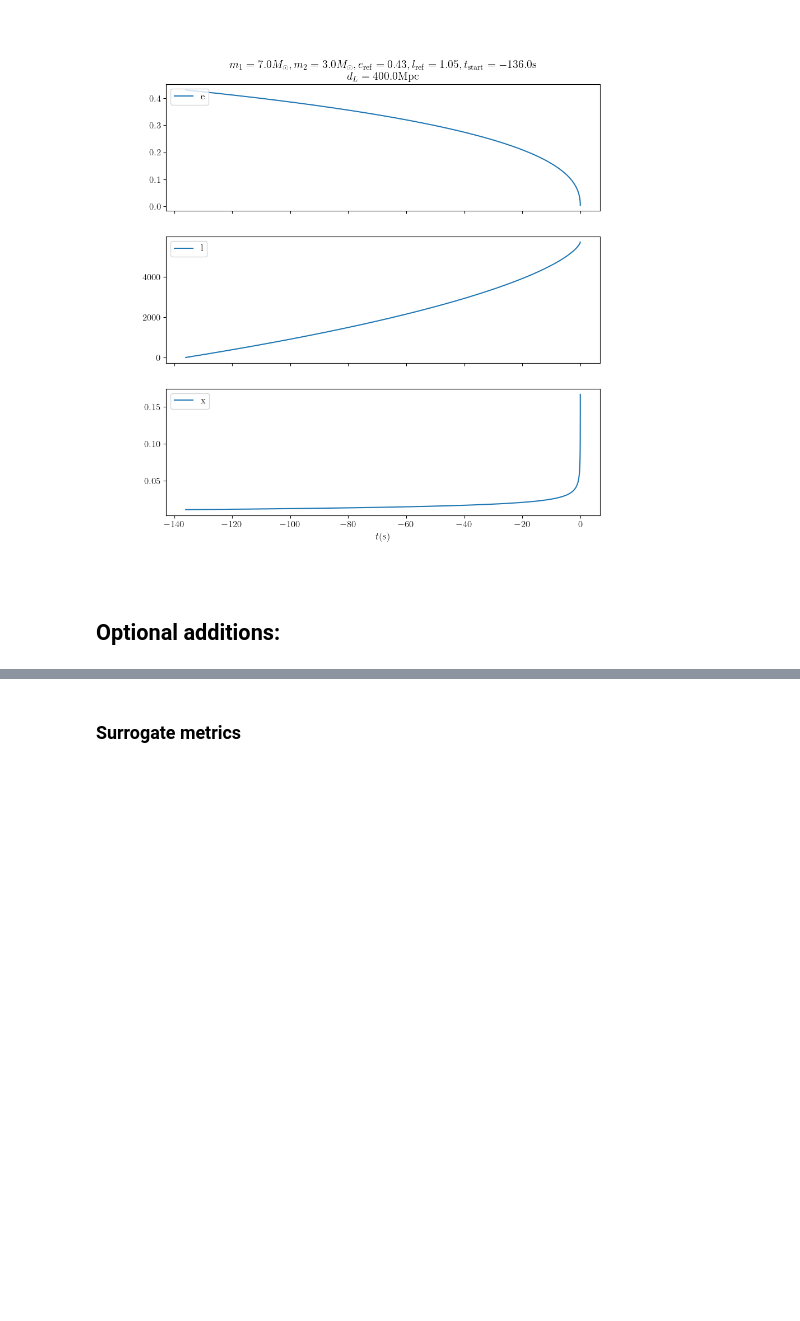
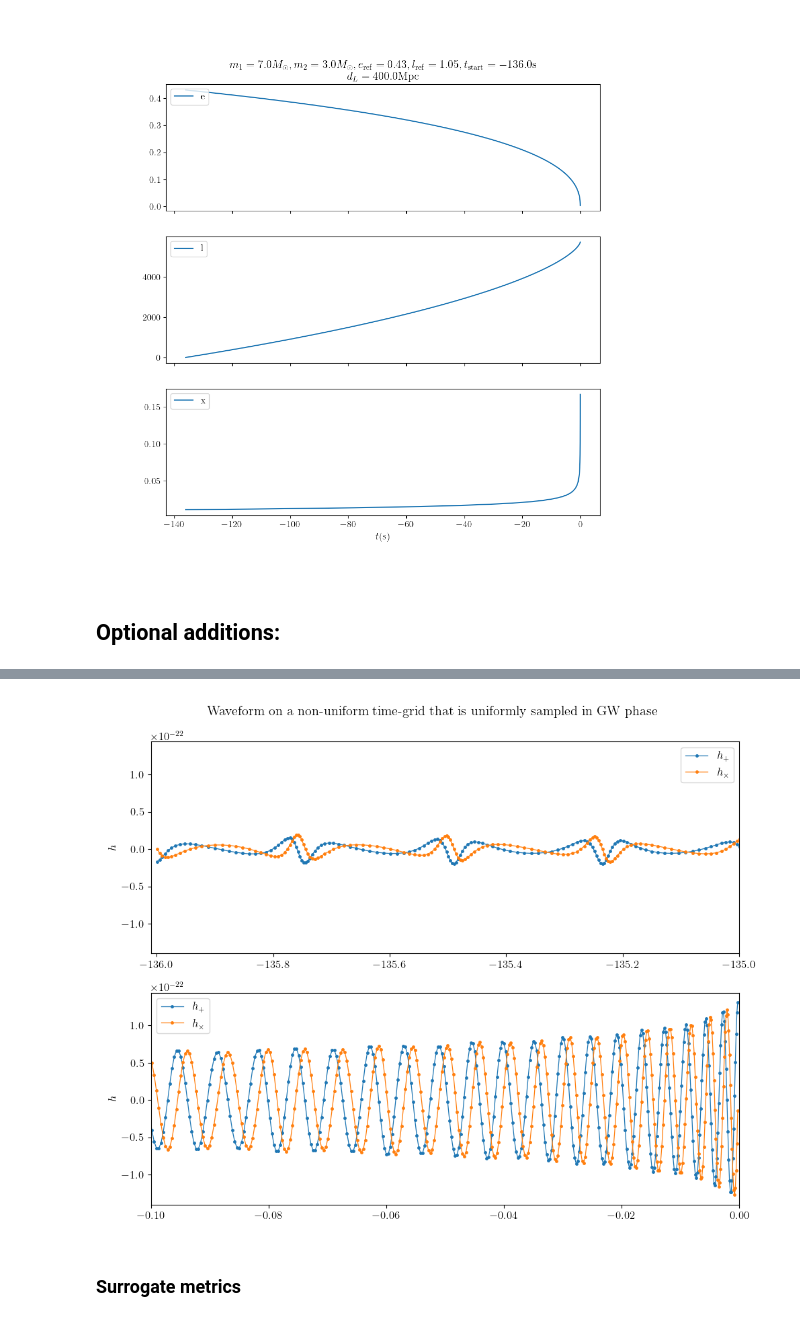
Before and after one commit to Akash-Maurya-0899/esigmapy, a Jupyter notebook: notebooks/EsigmaSur_generation.ipynb, the cells around one changed output, grey strips where cells are left out. Saved outputs shown, nothing was run; the diff lists cells and outputs as text; code cells hidden in the pictures; blank space fills up the shorter version.

Commit message:
Add support for user-defined time grid

```diff
--- a/notebooks/EsigmaSur_generation.ipynb
+++ b/notebooks/EsigmaSur_generation.ipynb
@@ -200,3 +206,66 @@ Text(0.5, 0, '$t (s)$')
+# %%
+# Generating the same waveform as above
+
+m1 = 7. # masses (in solar masses)
+m2 = 3.
+reference_eccentricity = 0.4 # reference eccentricity
+reference_mean_anomaly = 60 * np.pi/180. # reference mean anomaly
+
+distance = 400. # source luminosity distance (in Mpc)
+inclination = 30 * np.pi/180. # orbital inclination with line-of-sight
+
+delta_t = 1/2**12 # time grid-spacing (in s)
+t_start = -136. # Waveform starting time (in s). t=0 corresponds to the end of waveform, so the starting time should be a negative real number
+
+hp, hc = esigmasur.get_inspiral_esigmasur_waveform(
+    mass1=m1,
+    mass2=m2,
+    reference_eccentricity=reference_eccentricity,
+    reference_mean_anomaly=reference_mean_anomaly,
+    delta_t = delta_t,
+    t_start=t_start,
+    distance=distance,
+    inclination=inclination)
+
+# Computing a non-uniform time-grid that is uniformly sampled in GW phase
+phase_gw = np.unwrap(np.arctan2(hc.data, hp.data))
+num_points_per_cycle = 18
+uniform_phase_grid = np.linspace(phase_gw[2], phase_gw[-2], int(num_points_per_cycle*(phase_gw[-2] - phase_gw[2])/(2*np.pi)), endpoint=True)
+time_grid_uniformly_sampled_in_phase = np.interp(uniform_phase_grid, phase_gw, hp.sample_times.data)
+
+# time_grid = -np.logspace(np.log10(0.001), np.log10(20), 5000)[::-1]
+
+# Generating the waveform on the non-uniform time grid by passing it to the `times` argument
+t, hp, hc = esigmasur.get_inspiral_esigmasur_waveform(
+    mass1=m1,
+    mass2=m2,
+    reference_eccentricity=reference_eccentricity,
+    reference_mean_anomaly=reference_mean_anomaly,
+    times=time_grid_uniformly_sampled_in_phase,
+    distance=distance,
+    inclination=inclination,
+    return_pycbc_timeseries=False, # When giving a custom time-grid, can't return waveform as a PyCBC object
+)
+
+fig, (ax1, ax2) = plt.subplots(2, 1, figsize=(10, 8))
+
+fig.suptitle(r"Waveform on a non-uniform time-grid that is uniformly sampled in GW phase")
+
+ax1.plot(t, hp, marker='.', lw=0.9, markersize=5, label=r"$h_+$")
+ax1.plot(t, hc, marker='.', lw=0.9, markersize=5, label=r"$h_\times$")
+ax1.set_xlim(-136.01, -135.)
+ax1.set_ylabel(r"$h$")
+ax1.legend()
+
+ax2.plot(t, hp, marker='.', lw=0.9, markersize=5, label=r"$h_+$")
+ax2.plot(t, hc, marker='.', lw=0.9, markersize=5, label=r"$h_\times$")
+ax2.set_xlim(-0.1, 0.)
+ax2.set_ylabel(r"$h$")
+ax2.legend()
+
+plt.tight_layout()
+# %% [output]
+[figure, added]
 # %% [markdown]
 ### Surrogate metrics
 # %%
```
Also changed, not shown: parts of 4 cells of this notebook, 2 other files.
